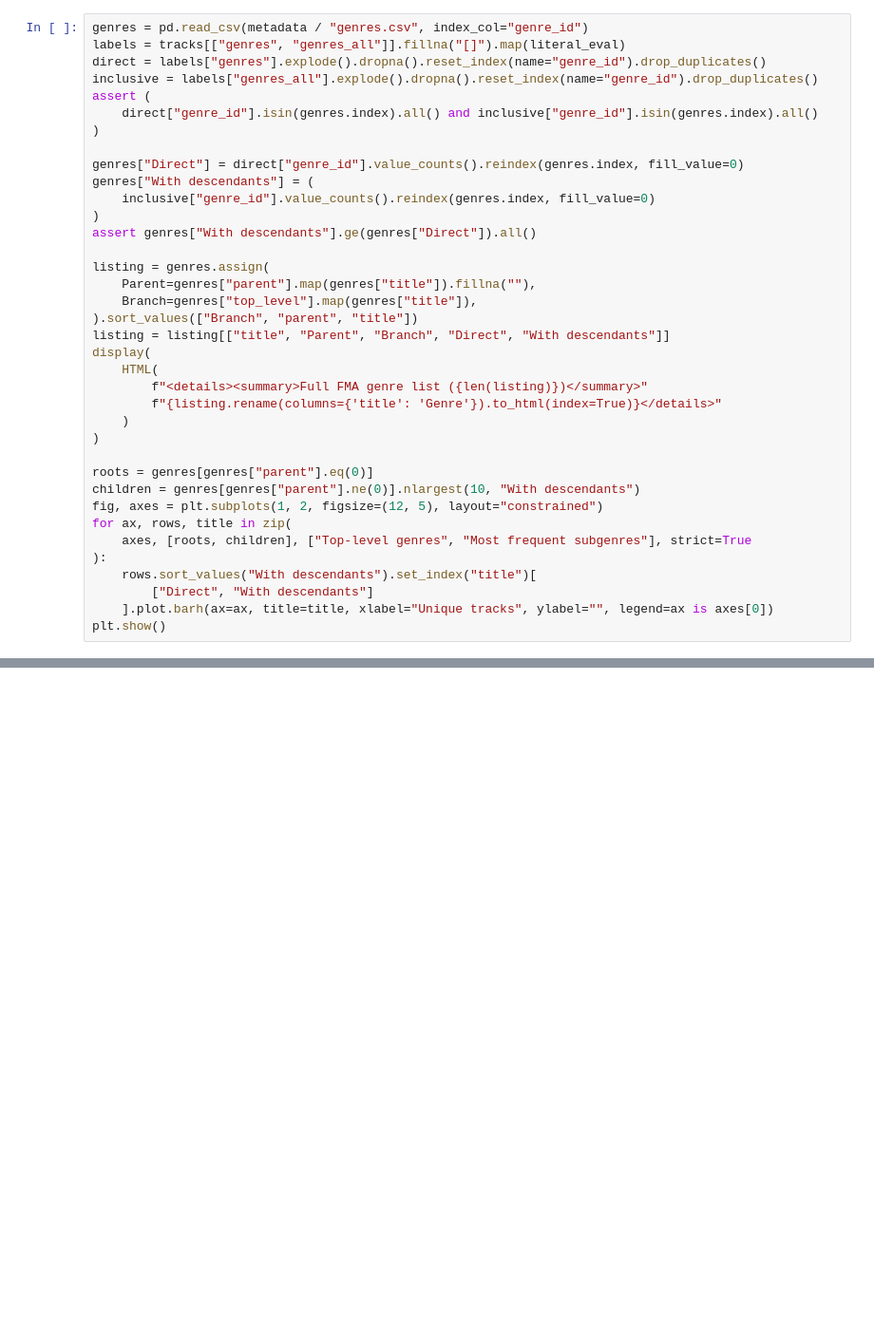
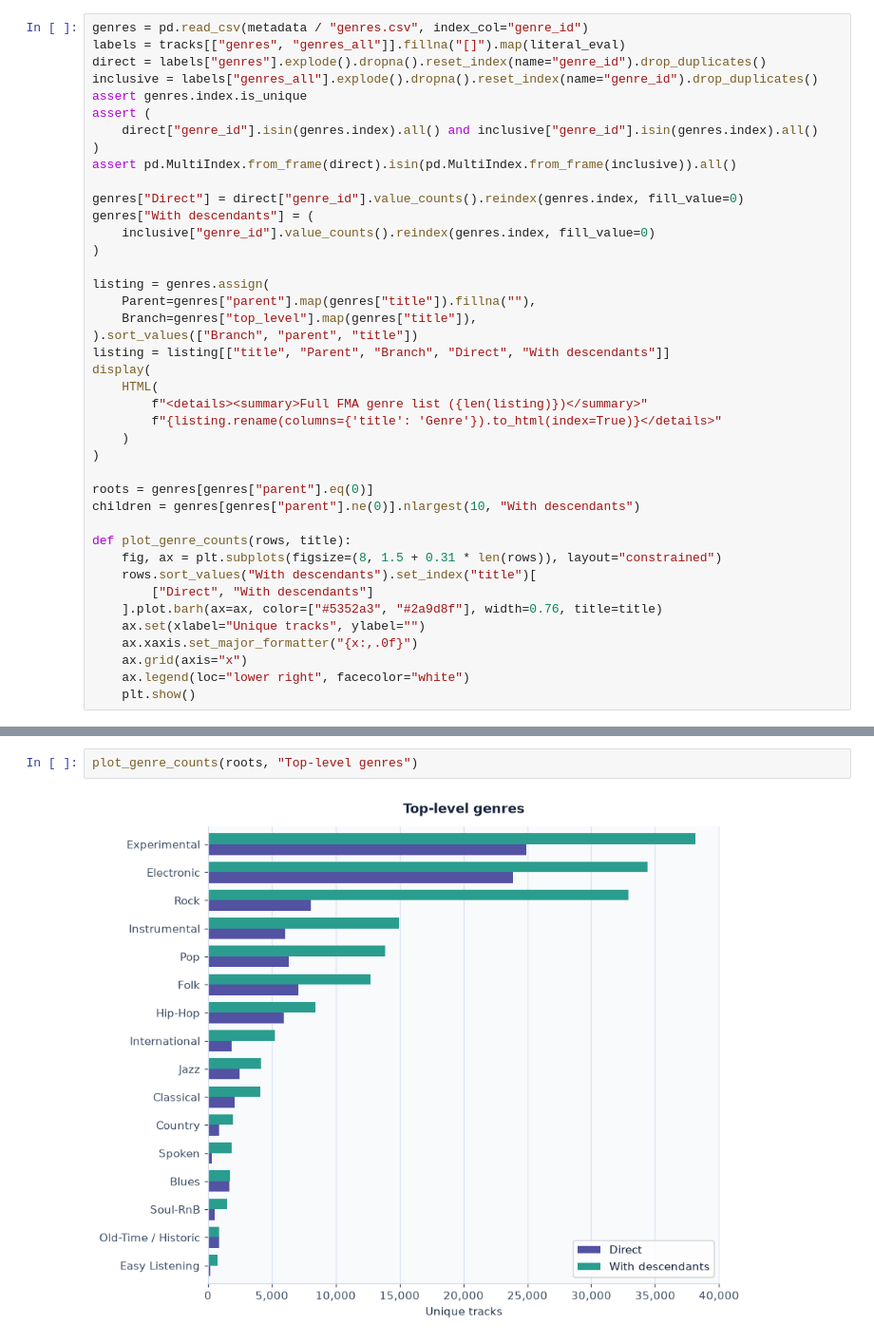
Before and after one commit to piotrczech/music-atlas, a Jupyter notebook: notebooks/fma_metadata.ipynb, the cells around one changed output, grey strips where cells are left out. Shown at 95% size. Saved outputs shown, nothing was run; the diff lists cells and outputs as text; blank space fills up the shorter version.

```diff
--- a/notebooks/fma_metadata.ipynb
+++ b/notebooks/fma_metadata.ipynb
@@ -57,15 +85,16 @@ genres = pd.read_csv(metadata / "genres.csv", index_col="genre_id")
 labels = tracks[["genres", "genres_all"]].fillna("[]").map(literal_eval)
 direct = labels["genres"].explode().dropna().reset_index(name="genre_id").drop_duplicates()
 inclusive = labels["genres_all"].explode().dropna().reset_index(name="genre_id").drop_duplicates()
+assert genres.index.is_unique
 assert (
     direct["genre_id"].isin(genres.index).all() and inclusive["genre_id"].isin(genres.index).all()
 )
+assert pd.MultiIndex.from_frame(direct).isin(pd.MultiIndex.from_frame(inclusive)).all()
 
 genres["Direct"] = direct["genre_id"].value_counts().reindex(genres.index, fill_value=0)
 genres["With descendants"] = (
     inclusive["genre_id"].value_counts().reindex(genres.index, fill_value=0)
 )
-assert genres["With descendants"].ge(genres["Direct"]).all()
 
 listing = genres.assign(
     Parent=genres["parent"].map(genres["title"]).fillna(""),
@@ -81,11 +110,14 @@ display(
 
 roots = genres[genres["parent"].eq(0)]
 children = genres[genres["parent"].ne(0)].nlargest(10, "With descendants")
-fig, axes = plt.subplots(1, 2, figsize=(12, 5), layout="constrained")
-for ax, rows, title in zip(
-    axes, [roots, children], ["Top-level genres", "Most frequent subgenres"], strict=True
-):
+
+def plot_genre_counts(rows, title):
+    fig, ax = plt.subplots(figsize=(8, 1.5 + 0.31 * len(rows)), layout="constrained")
     rows.sort_values("With descendants").set_index("title")[
         ["Direct", "With descendants"]
-    ].plot.barh(ax=ax, title=title, xlabel="Unique tracks", ylabel="", legend=ax is axes[0])
-plt.show()
+    ].plot.barh(ax=ax, color=["#5352a3", "#2a9d8f"], width=0.76, title=title)
+    ax.set(xlabel="Unique tracks", ylabel="")
+    ax.xaxis.set_major_formatter("{x:,.0f}")
+    ax.grid(axis="x")
+    ax.legend(loc="lower right", facecolor="white")
+    plt.show()
@@ -91,0 +148,4 @@ plt.show()
+# %%
+plot_genre_counts(roots, "Top-level genres")
+# %% [output]
+[figure, added]
```
Also changed, not shown: parts of 27 cells of this notebook, 1 other file.
